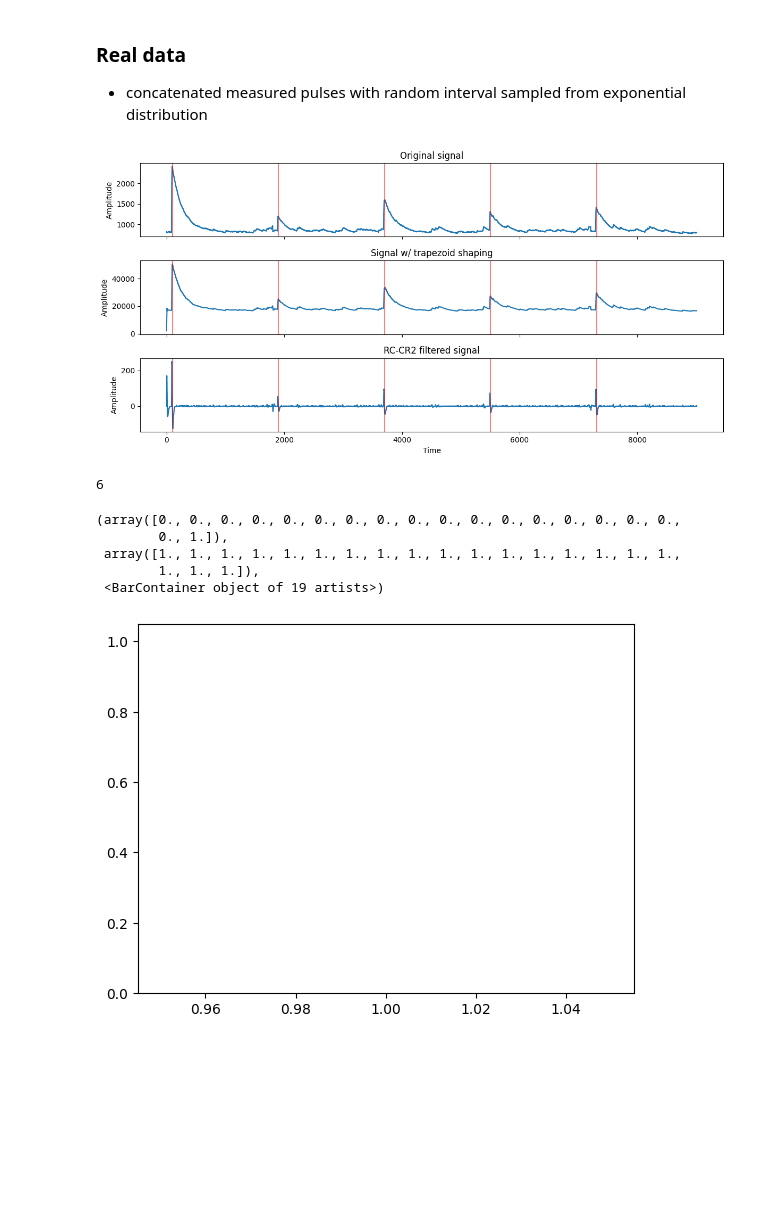
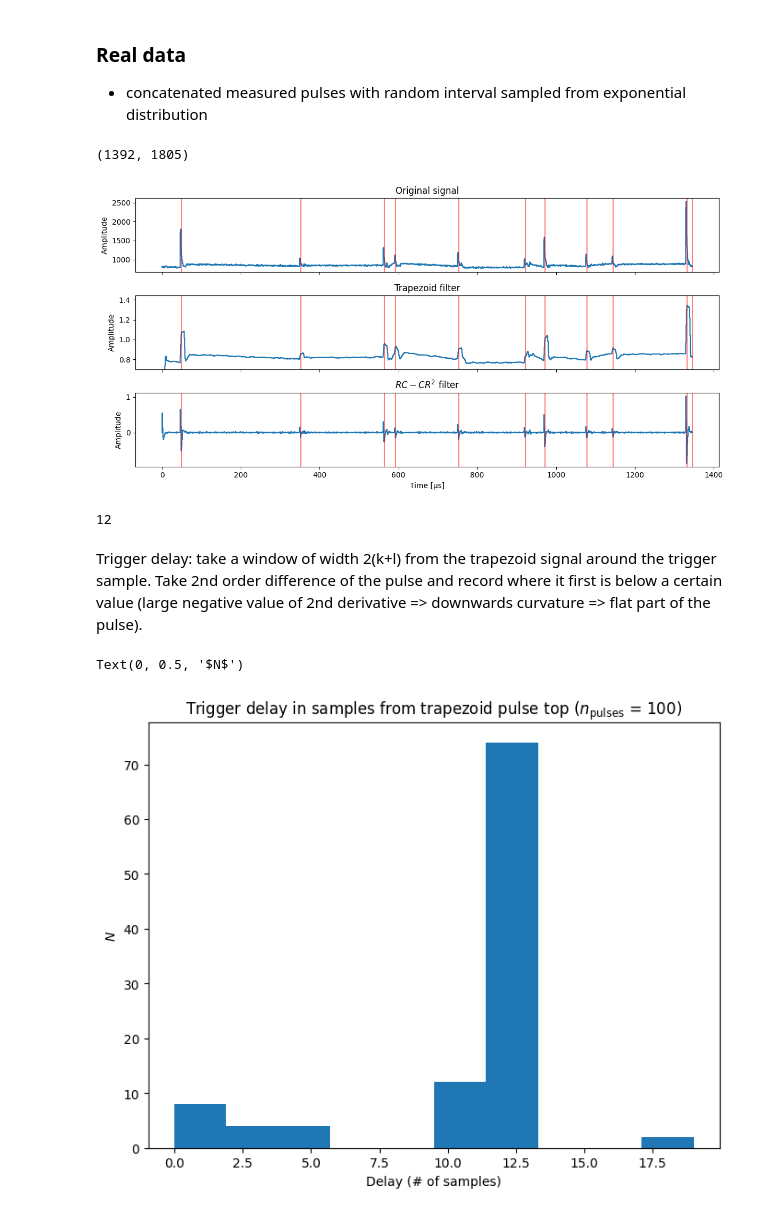
Before and after one commit to sleepythessu/Space-Instrumentation, a Jupyter notebook: filter_simulation.ipynb, the cells around one changed output. Cells and saved outputs as stored; diff of their text form; code cells hidden in the pictures; blank space fills up the shorter version.

```diff
--- a/filter_simulation.ipynb
+++ b/filter_simulation.ipynb
@@ -227,27 +314,9 @@ plt.show()
 
 - concatenated measured pulses with random interval sampled from exponential distribution
 # %%
-from scipy.signal import decimate
-df = pd.read_csv("data/DataR_D4@N6781_16256_MPPC_Hamamatsu_Plastic_no_source_1_1.csv", header=None, sep=";")
+path = "data/DataR_D4@N6781_16256_MPPC_Hamamatsu_Plastic_no_source_1_1.csv"  # change this to wherever the data lies
 
-# Example parameters
-rate = 1
-tau = 0.01
-T = 0.005
-k = 3
-l = 7
-sigma = 10
-
-n_pulses = 5     # take the first n rows of the dataframe (one row = one pulse)
-signal = np.array([df.iloc[0, 5]])
-
-for i in range(n_pulses):
-    pulse = decimate(df.iloc[i, 5:].values.astype(int), q=1)   # antialiasing + downsampling
-    pulse = decimate(pulse, q=1)
-    # Generate a random time between pulses from exponential distribution
-    dt = random.exponential(scale = 1/rate)
-
-    # Linearly interpolate dt amount of samples between two pulses, noise added on top
-    signal_between = np.interp(np.arange(dt), [0, dt], [signal[-1], pulse[0]]) + random.normal(0, sigma, int(np.ceil(dt)))
-    signal = np.append(signal, signal_between)
-    signal = np.append(signal, pulse)
+df = pd.read_csv(path, header=None, sep=";")
+print(df.shape)
+# %% [output]
+(1392, 1805)
@@ -280,24 +347,25 @@ def rccr2_filter(x: NDArray):
 # %%
-trigger_sig = rccr2_filter(signal)
-trapez_sig = trapezoid_shaper(signal, tau, T, k, l)
+trigger_sig = rccr2_filter(signal, p2=0.4, gain=1/180)
+trapez_sig = trapezoid_shaper(signal, tau, T, k, l, gain=1/31000)
 
-threshold = 20  # tweak this to accept pulses just above the noise floor
+threshold = 0.1  # tweak this to accept pulses just above the noise floor
 trigs = triggers(trigger_sig, threshold)
 
 # Plots
 fig, axs = plt.subplots(nrows=3, figsize=(12, 6), sharex=True)
 axs[0].set_title("Original signal")
 axs[0].set_ylabel("Amplitude")
-axs[0].step(np.arange(len(signal)), signal)
+axs[0].step(time_us, signal)
 
-axs[1].set_title("Signal w/ trapezoid shaping")
+axs[1].set_title("Trapezoid filter")
 axs[1].set_ylabel("Amplitude")
-axs[1].step(np.arange(len(trapez_sig)), trapez_sig)
+axs[1].set_ylim(bottom=0.7, top=max(trapez_sig)+0.1)
+axs[1].step(time_us, trapez_sig)
 
-axs[2].set_title("RC-CR2 filtered signal")
+axs[2].set_title(r"$RC-CR^2$ filter")
 axs[2].set_ylabel("Amplitude")
-axs[2].set_xlabel("Time")
-axs[2].step(np.arange(len(trigger_sig)), trigger_sig)
+axs[2].set_xlabel("Time [µs]")
+axs[2].step(time_us, trigger_sig[:-1])
 
 # Plot the triggers on each Axes
 for ax in axs:
@@ -311,22 +379,24 @@ plt.tight_layout()
 plt.show()
 print(len(trigs))
 # %% [output]
-[figure, old version]
+[figure, new version]
-6
+12
+# %% [markdown]
+Trigger delay: take a window of width 2(k+l) from the trapezoid signal around the trigger sample. Take 2nd order difference of the pulse and record where it first is below a certain value (large negative value of 2nd derivative => downwards curvature => flat part of the pulse).
 # %%
 plateau_starts = []
 for trig in trigs[1:]:
     try:
-        plateau_starts.append((np.argwhere(np.diff(trapez_sig[trig-k-l:trig+k+l], n=2) < -500)[0])[0])
+        plateau_starts.append((np.argwhere(np.diff(trapez_sig[trig-k-l:trig+k+l], n=2) < -0.01)[0])[0])
     except IndexError:
         continue
 
+fig, axs = plt.subplots(figsize=(8,6))
+plt.title(r"Trigger delay in samples from trapezoid pulse top ($n_{\mathrm{pulses}}$ = 100)")
 plateau_starts = np.array(plateau_starts)
-plt.hist(plateau_starts, bins=np.linspace(min(plateau_starts), max(plateau_starts), 20))
+plt.hist(plateau_starts)
+plt.xlabel("Delay (# of samples)")
+plt.ylabel(r"$N$")
 # %% [output]
-(array([0., 0., 0., 0., 0., 0., 0., 0., 0., 0., 0., 0., 0., 0., 0., 0., 0.,
-        0., 1.]),
- array([1., 1., 1., 1., 1., 1., 1., 1., 1., 1., 1., 1., 1., 1., 1., 1., 1.,
-        1., 1., 1.]),
- <BarContainer object of 19 artists>)
+Text(0, 0.5, '$N$')
-[figure, old version]
+[figure, new version]
```
Also changed, not shown: parts of 10 cells of this notebook.
